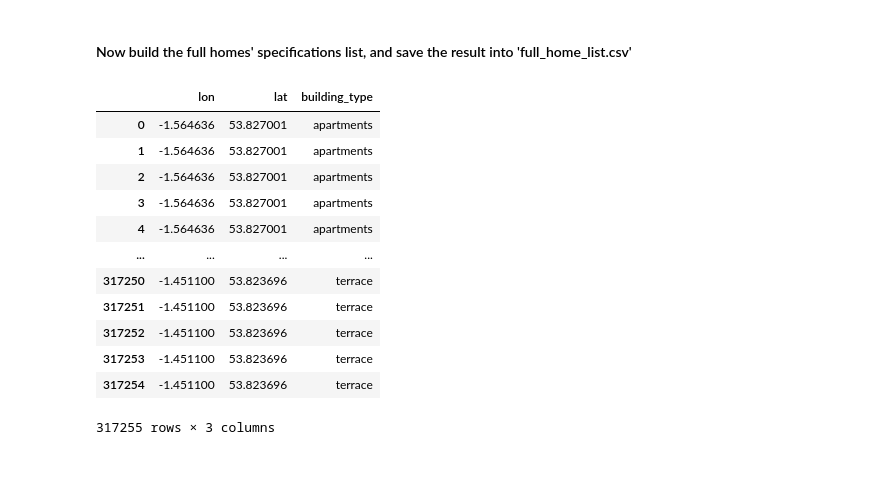
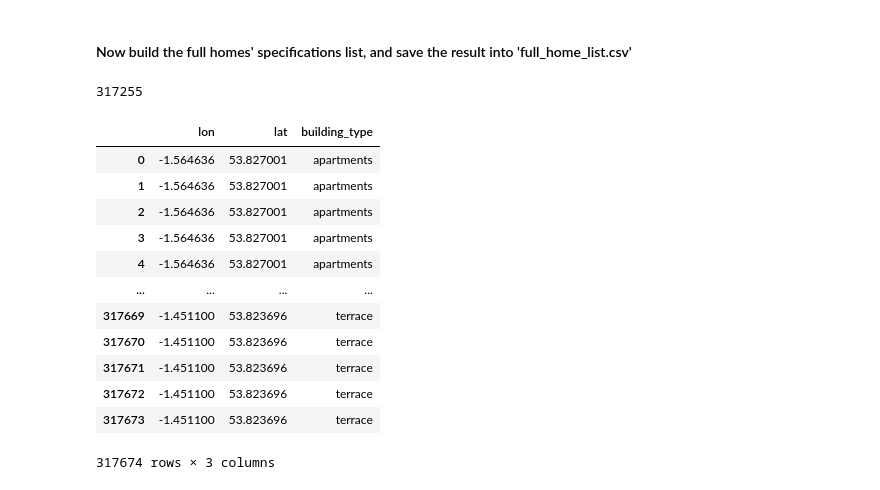
Before and after one commit to jeremy-large/CODiT, a Jupyter notebook: share/codit/notebooks/obtain_accommodation_coords.ipynb, the cells around one changed output. Saved outputs shown, nothing was run; the diff lists cells and outputs as text; code cells hidden in the pictures.

```diff
--- a/share/codit/notebooks/obtain_accommodation_coords.ipynb
+++ b/share/codit/notebooks/obtain_accommodation_coords.ipynb
@@ -72,20 +70,24 @@ plt.show()
 [figure]
 # %% [markdown]
 #### Now build the full homes' specifications list, and save the result into 'full_home_list.csv'
+# %%
+int(city_paras[CITY_OBSERVE]['population']/AVERAGE_HOUSEHOLD_SIZE)
+# %% [output]
+317255
 # %%
-df_home_list = build_households_home_list(city_paras[CITY_OBSERVE]['population'])
+df_home_list = build_households_home_list(int(city_paras[CITY_OBSERVE]['population']/AVERAGE_HOUSEHOLD_SIZE))
 df_home_list
 # %% [output]
 |  | lon | lat | building_type |
 | 0 | -1.564636 | 53.827001 | apartments |
 | 1 | -1.564636 | 53.827001 | apartments |
 | 2 | -1.564636 | 53.827001 | apartments |
 | 3 | -1.564636 | 53.827001 | apartments |
 | 4 | -1.564636 | 53.827001 | apartments |
 | ... | ... | ... | ... |
-| 317250 | -1.451100 | 53.823696 | terrace |
-| 317251 | -1.451100 | 53.823696 | terrace |
-| 317252 | -1.451100 | 53.823696 | terrace |
-| 317253 | -1.451100 | 53.823696 | terrace |
-| 317254 | -1.451100 | 53.823696 | terrace |
+| 317669 | -1.451100 | 53.823696 | terrace |
+| 317670 | -1.451100 | 53.823696 | terrace |
+| 317671 | -1.451100 | 53.823696 | terrace |
+| 317672 | -1.451100 | 53.823696 | terrace |
+| 317673 | -1.451100 | 53.823696 | terrace |
-317255 rows × 3 columns
+317674 rows × 3 columns
```
Also changed, not shown: parts of 5 cells of this notebook, 6 other files.
